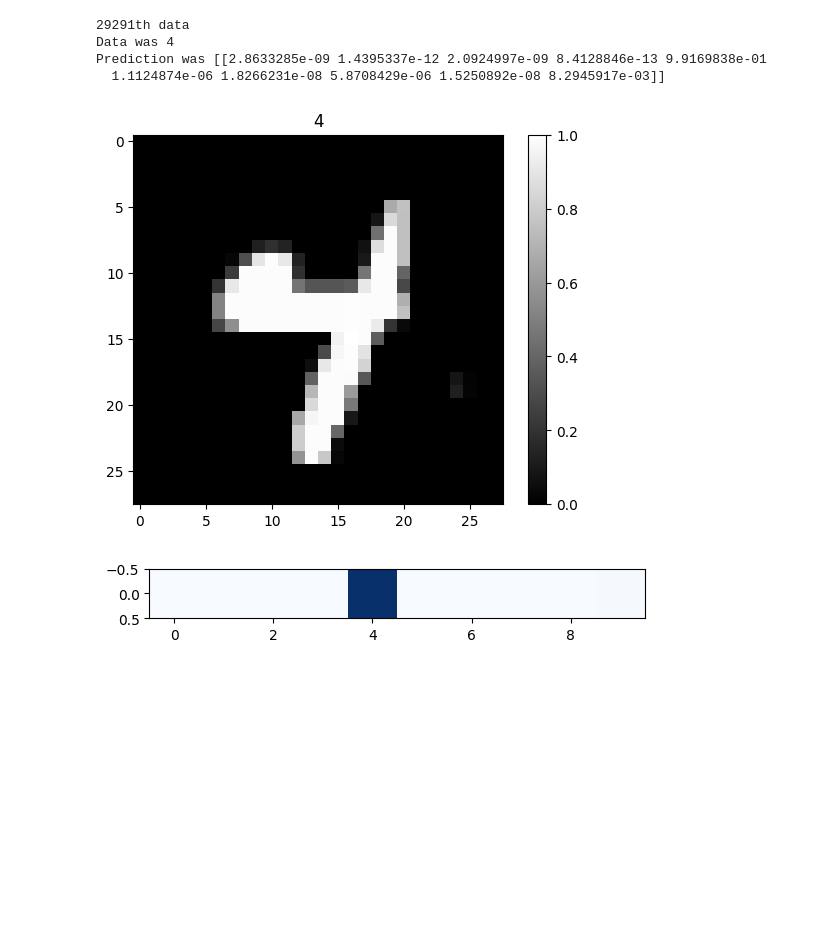
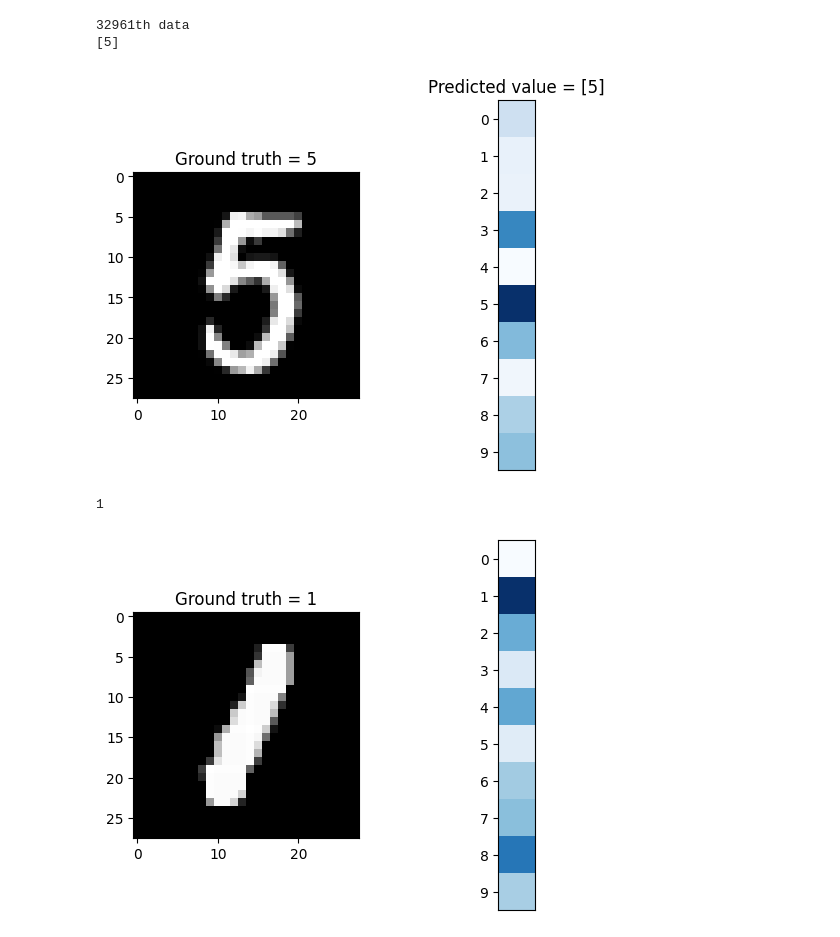
Before and after one commit to krischal111/Learning-ML-by-implementing-myself, a Jupyter notebook: Applying/mnist.ipynb, the cells around one changed output. Drawn from its saved outputs; the diff is of its cells as text; code cells hidden in the pictures; blank space fills up the shorter version.

```diff
--- a/Applying/mnist.ipynb
+++ b/Applying/mnist.ipynb
@@ -67,38 +118,30 @@ a_simple_nn_model.evaluate(test[0], test[1], verbose=2)
-# %%
-if 1:
-    xxx, yyy = train
-    # choosing a random data
-    n = np.random.randint(xxx.shape[0])
-
-    # since we almost always train and predict from a list:
-    # and a list is always 1 dimension higher than a data
-    # we add the extra dimension, i.e. make [0,] to [[0,],]
-    xx = xxx[n]
-    yy = yyy[n]
-
-    x = tf.expand_dims(xxx[n], axis=0)
-
-    # predicting that random data
-    y_logit = a_simple_nn_model(x)
-    y = tf.nn.softmax(y_logit)
-
-    print(f"{n}th data")
-    print(f"Data was {yy}")
-    print(f"Prediction was {y}")
-
-    # showint them using matplotlib
-    plt.imshow(xx/255.0, cmap="gray")
-    plt.colorbar()
-    plt.title(f"{yy}")
-
-    # plt.text(0, 1, f"Prediction = {y}", color='white')
-    plt.show()
-
-    plt.imshow(y, cmap='Blues')
-# %% [output]
-29291th data
-Data was 4
-Prediction was [[2.8633285e-09 1.4395337e-12 2.0924997e-09 8.4128846e-13 9.9169838e-01
-  1.1124874e-06 1.8266231e-08 5.8708429e-06 1.5250892e-08 8.2945917e-03]]
-[figure, removed]
-[figure, removed]
+# %%
+if 1:
+    check_random(train)
+# %% [output]
+32961th data
+[5]
+[figure, added]
+# %%
+questionable_train_cases = [42093]
+questionable_test_cases = []
+
+for case in questionable_train_cases:
+    f, (f1, f2) = plt.subplots(1,2)
+    x, y = nth_case(train, case)
+    print(y)
+    f1.imshow(x[0], cmap='gray')
+    f1.set_title(f"Ground truth = {y}")
+
+    y_pred = a_simple_nn_model(x)
+    y = tf.reshape(y_pred, shape=(-1, 1))
+    f2.imshow(y, cmap='Blues')
+    f2.get_xaxis().set_ticks([])
+    f2.get_yaxis().set_ticks(np.arange(10))
+
+
+# for case in questionable_test_cases:
+#     x, t = test[case]
+# %% [output]
+1
+[figure, added]
```
Also changed, not shown: parts of 7 cells of this notebook.
